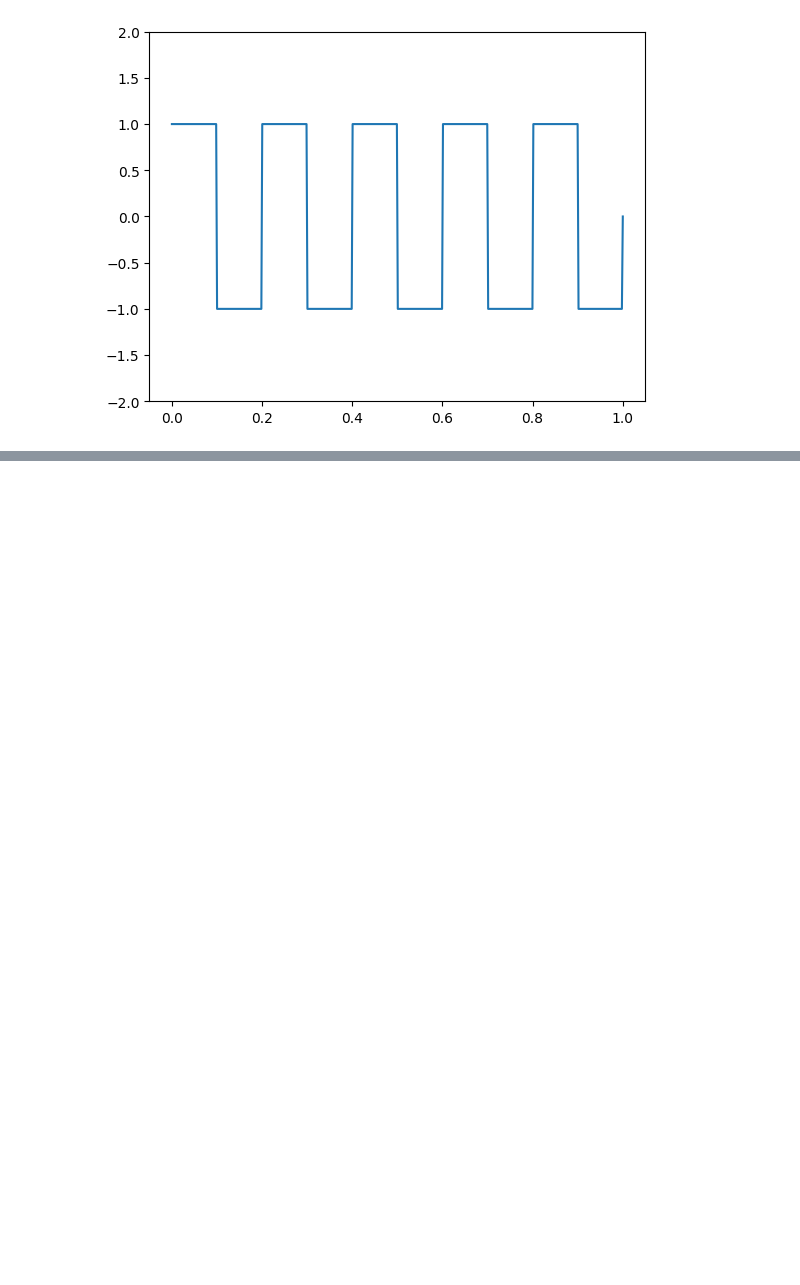
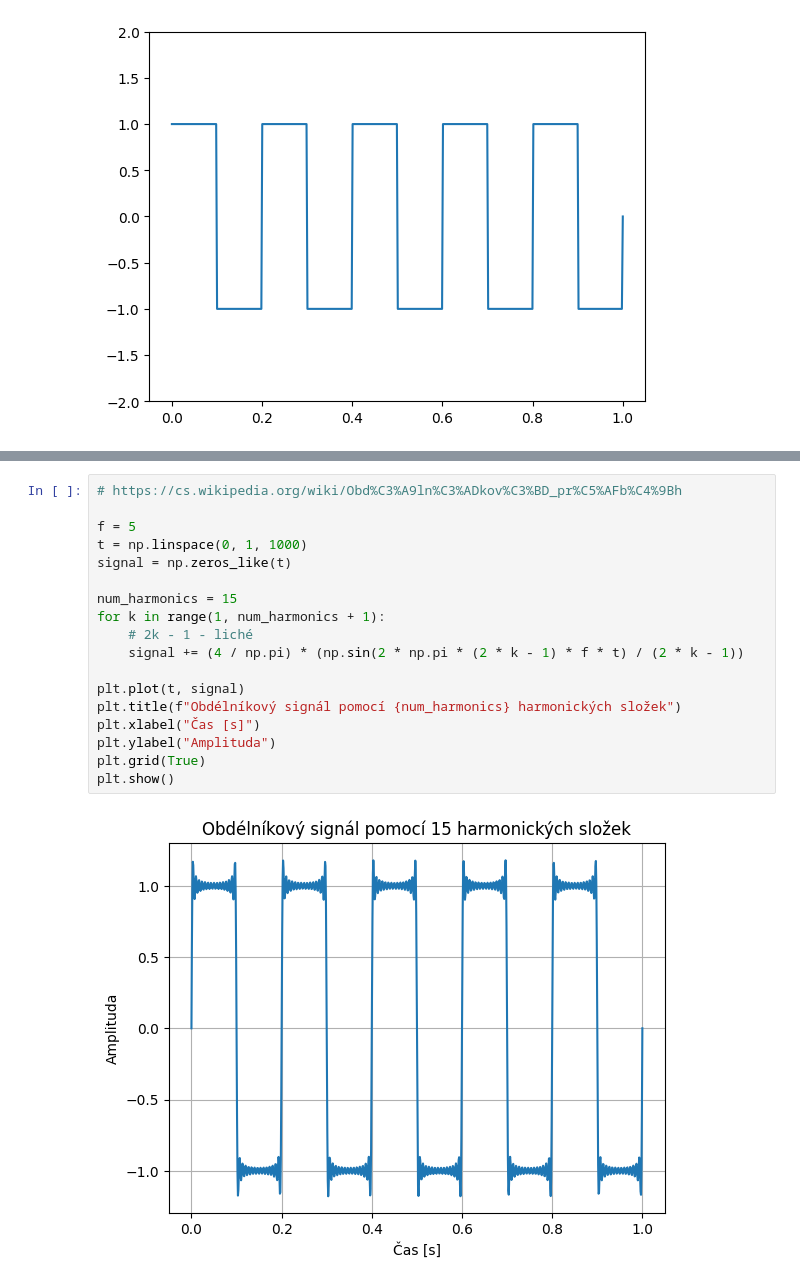
Before and after one commit to ondrejsvorc/UJEP, a Jupyter notebook: PZS/main.ipynb, the cells around one changed output, grey strips where cells are left out. Drawn from its saved outputs; the diff is of its cells as text; blank space fills up the shorter version.

```diff
--- a/PZS/main.ipynb
+++ b/PZS/main.ipynb
@@ -235,0 +276,20 @@ plt.ylim(-2, 2)
+# %%
+# https://cs.wikipedia.org/wiki/Obd%C3%A9ln%C3%ADkov%C3%BD_pr%C5%AFb%C4%9Bh
+
+f = 5
+t = np.linspace(0, 1, 1000)
+signal = np.zeros_like(t)
+
+num_harmonics = 15
+for k in range(1, num_harmonics + 1):
+    # 2k - 1 - liché
+    signal += (4 / np.pi) * (np.sin(2 * np.pi * (2 * k - 1) * f * t) / (2 * k - 1))
+
+plt.plot(t, signal)
+plt.title(f"Obdélníkový signál pomocí {num_harmonics} harmonických složek")
+plt.xlabel("Čas [s]")
+plt.ylabel("Amplituda")
+plt.grid(True)
+plt.show()
+# %% [output]
+[figure, added]
```
Also changed, not shown: parts of 4 cells of this notebook.
